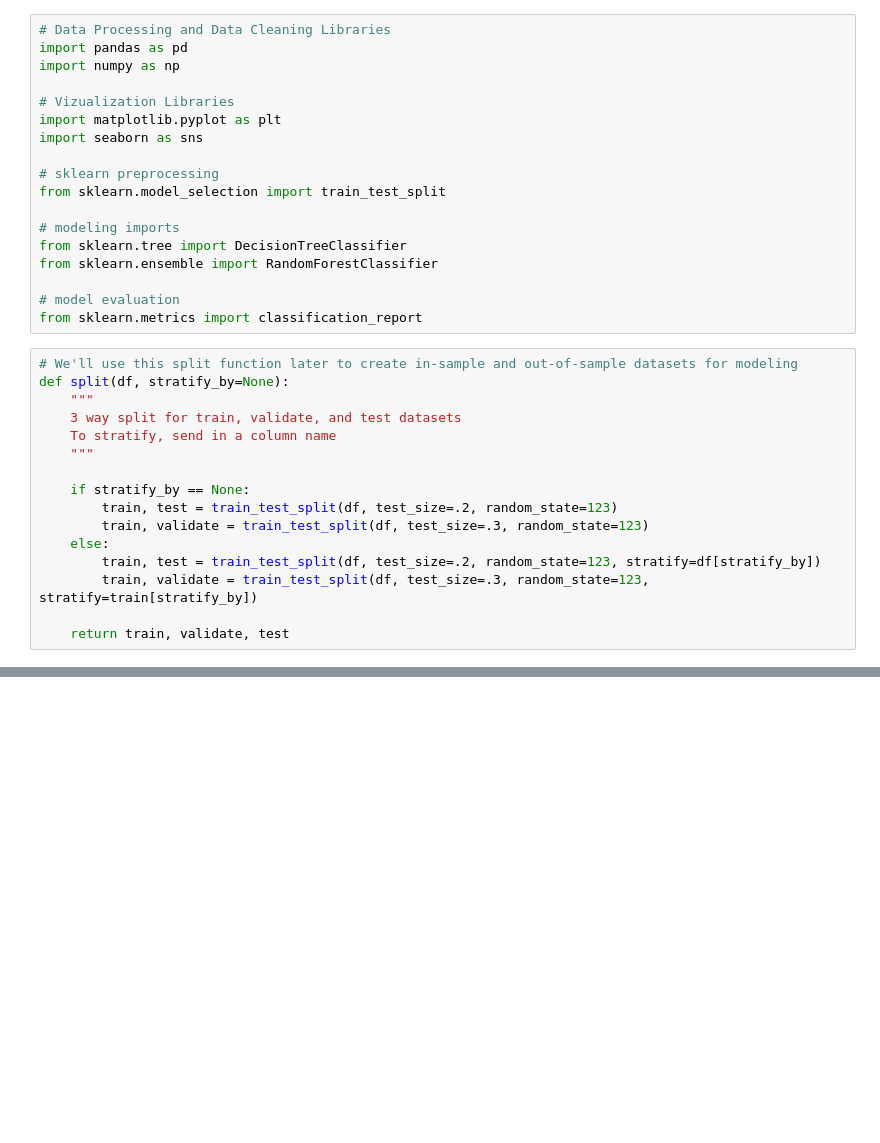
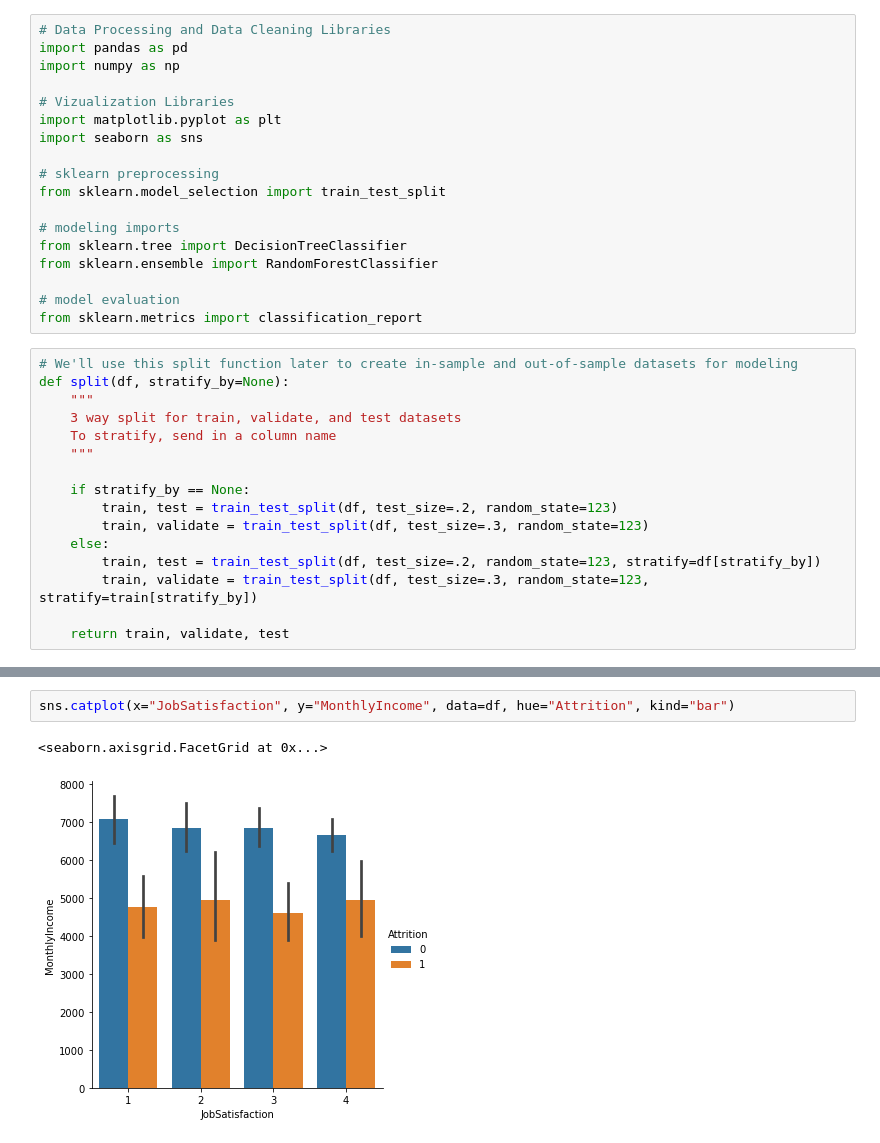
Before and after one commit to ryanorsinger/90-minutes-to-machine-learning, a Jupyter notebook: new_notebook.ipynb, the cells around one changed output, grey strips where cells are left out. Drawn from its saved outputs; the diff is of its cells as text; blank space fills up the shorter version.

```diff
--- a/new_notebook.ipynb
+++ b/new_notebook.ipynb
@@ -285,0 +261,5 @@ sns.boxplot(x=df.Attrition, y=df.NumCompaniesWorked, data=df)
+# %%
+sns.catplot(x="JobSatisfaction", y="MonthlyIncome", data=df, hue="Attrition", kind="bar")
+# %% [output]
+<seaborn.axisgrid.FacetGrid at 0x...>
+[figure, added]
```
Also changed, not shown: parts of 42 cells of this notebook, 1 other file.
